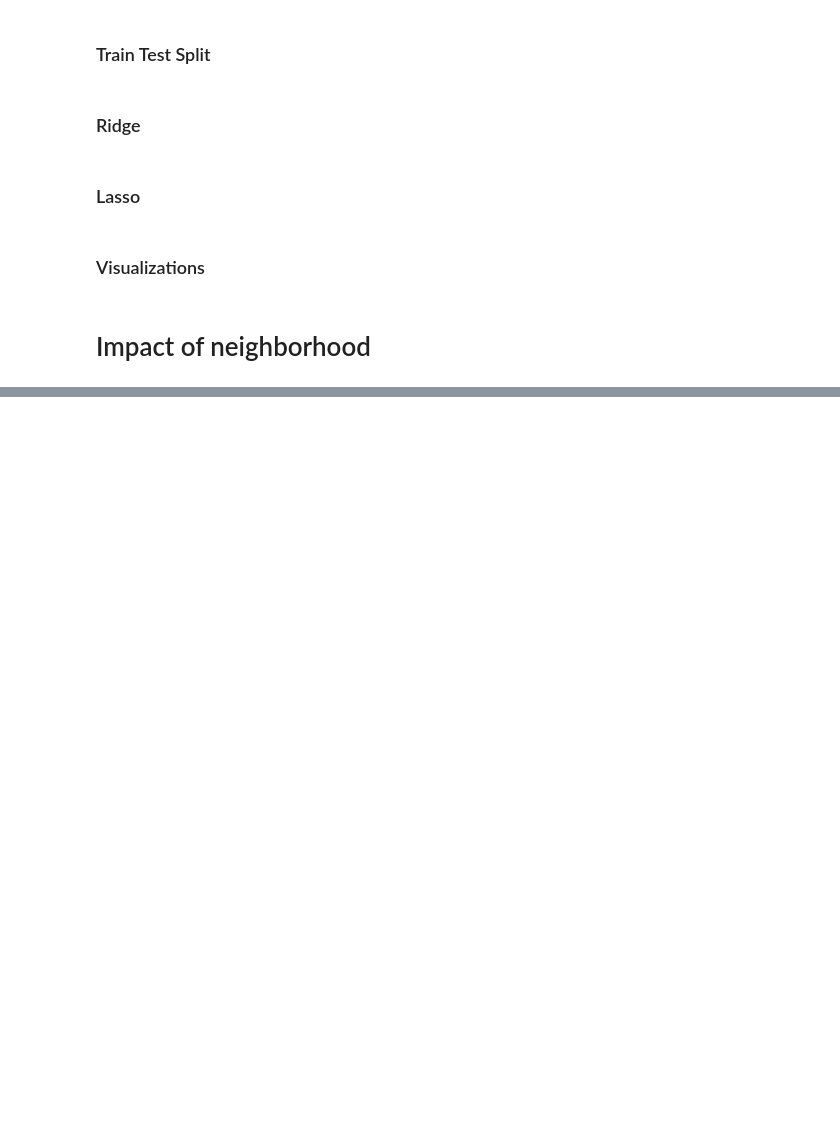
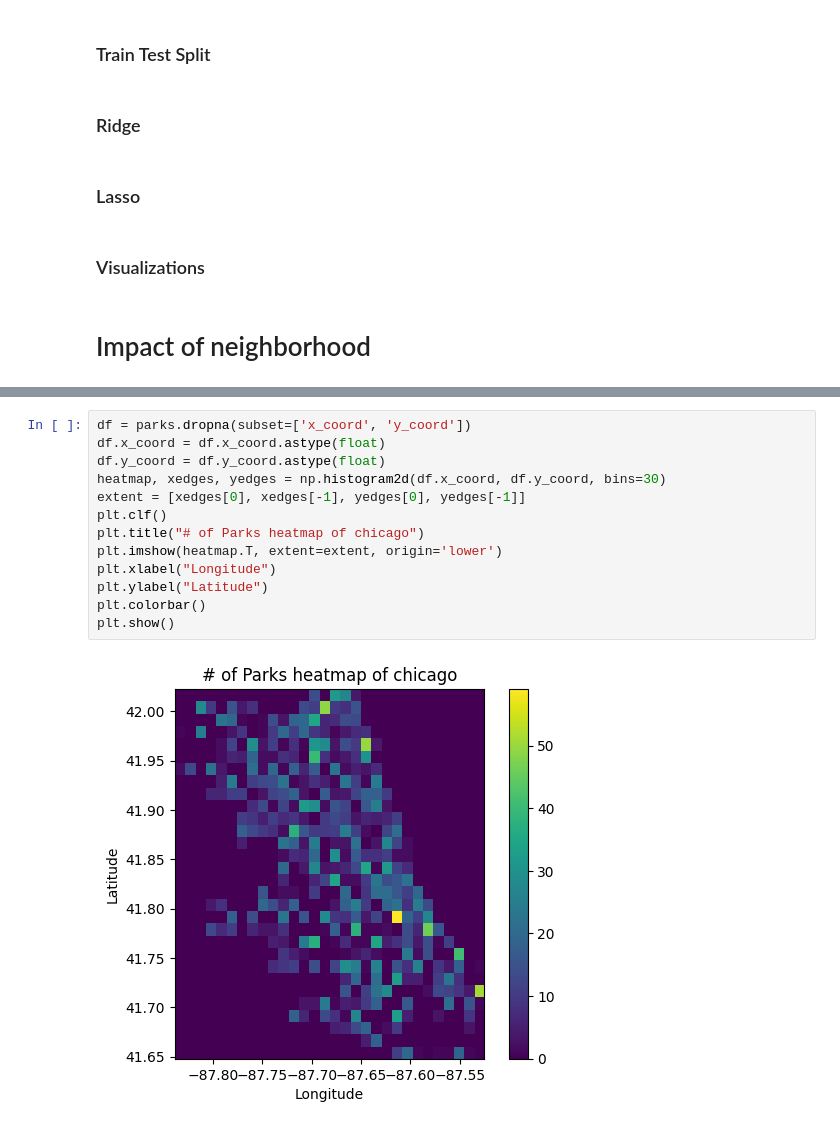
Before and after one commit to ZaynJK/ECON491ML, a Jupyter notebook: final.ipynb, the cells around one changed output, grey strips where cells are left out. Drawn from its saved outputs; the diff is of its cells as text; blank space fills up the shorter version.

```diff
--- a/final.ipynb
+++ b/final.ipynb
@@ -180,0 +195,15 @@ housing = housing.merge(districts, on="geoid10")
+# %%
+df = parks.dropna(subset=['x_coord', 'y_coord'])
+df.x_coord = df.x_coord.astype(float)
+df.y_coord = df.y_coord.astype(float)
+heatmap, xedges, yedges = np.histogram2d(df.x_coord, df.y_coord, bins=30)
+extent = [xedges[0], xedges[-1], yedges[0], yedges[-1]]
+plt.clf()
+plt.title("# of Parks heatmap of chicago")
+plt.imshow(heatmap.T, extent=extent, origin='lower')
+plt.xlabel("Longitude")
+plt.ylabel("Latitude")
+plt.colorbar()
+plt.show()
+# %% [output]
+[figure, added]
```
Also changed, not shown: parts of 1 cell of this notebook.
